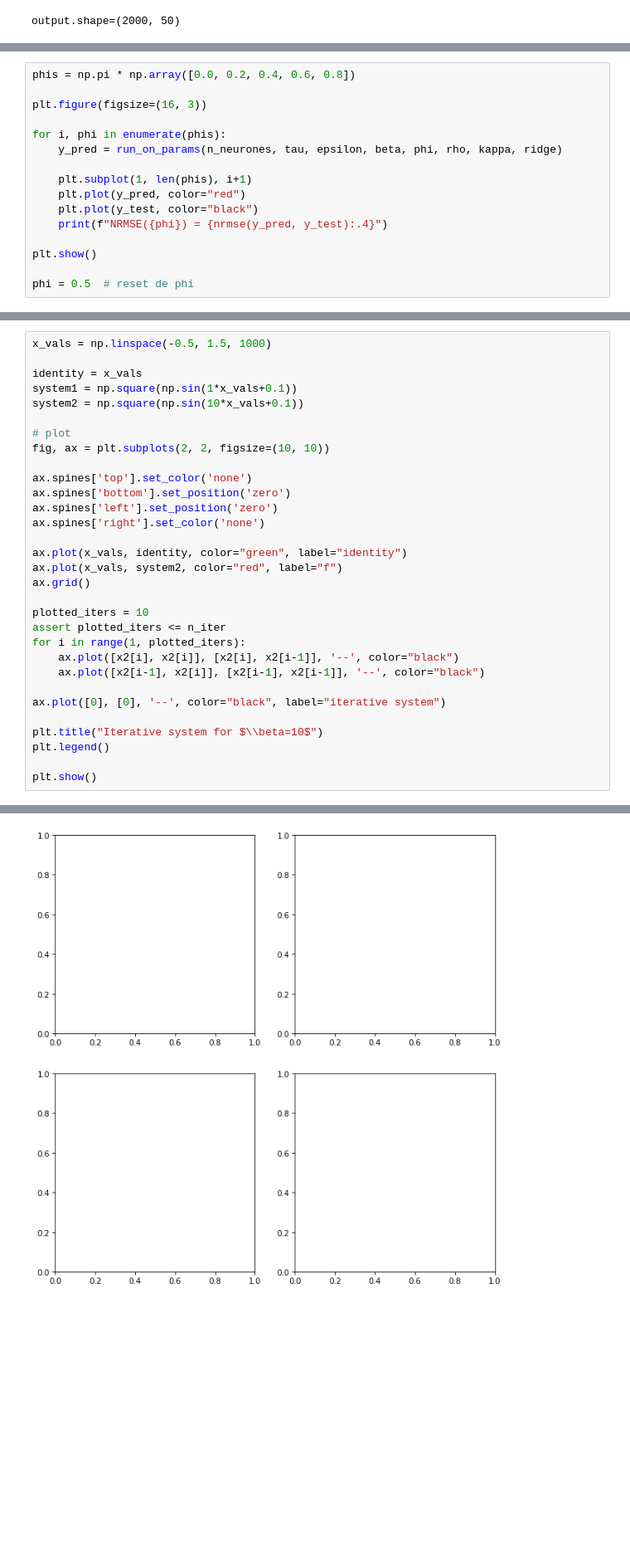
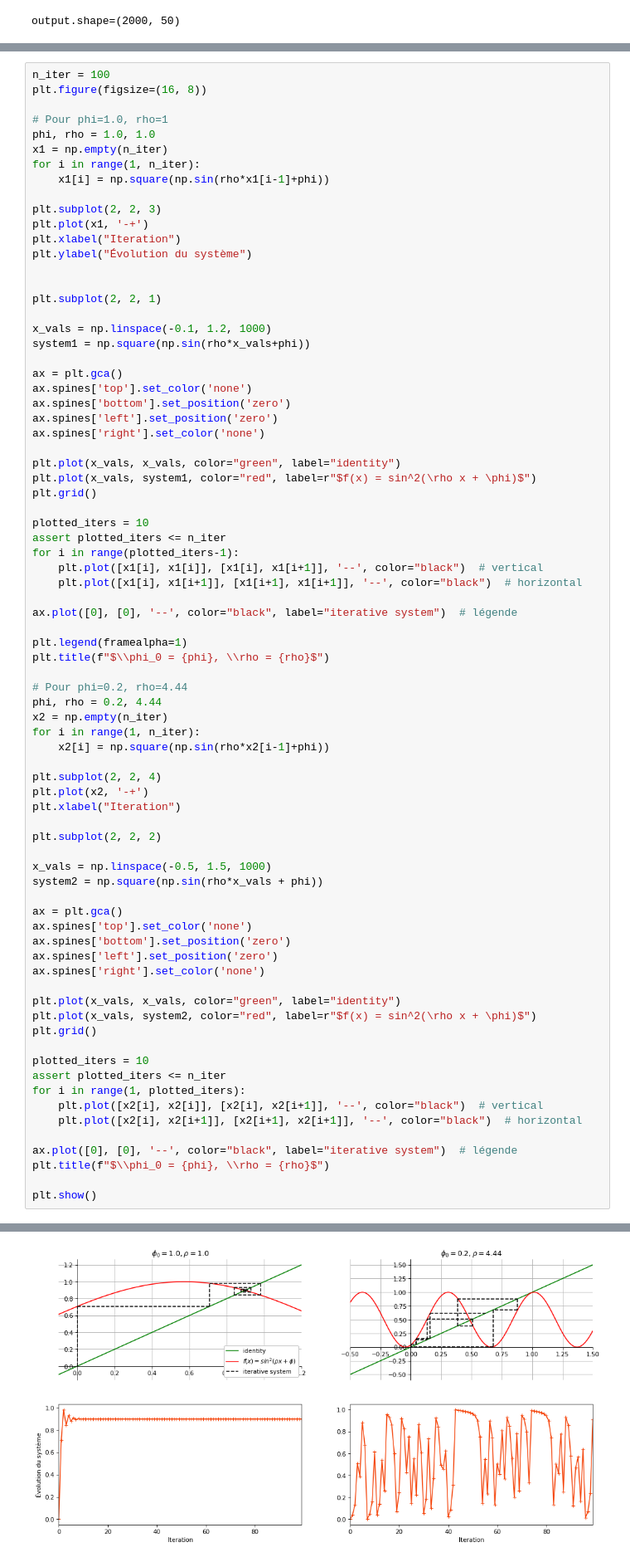
Before and after one commit to reservoirpy/presentations, a Jupyter notebook: Institut-d-optique-2024-2025/03_Introduction-au-reservoir-Larger-correction.ipynb, the cells around one changed output, grey strips where cells are left out. Shown at 83% size. Saved outputs shown, nothing was run; the diff lists cells and outputs as text; blank space fills up the shorter version.

```diff
--- a/Institut-d-optique-2024-2025/03_Introduction-au-reservoir-Larger-correction.ipynb
+++ b/Institut-d-optique-2024-2025/03_Introduction-au-reservoir-Larger-correction.ipynb
@@ -197,16 +232,0 @@ Ce paramètre indique "où on se situe" sur le $sin^2$. Du fait de la $\pi$-pér
-# %%
-phis = np.pi * np.array([0.0, 0.2, 0.4, 0.6, 0.8])
-
-plt.figure(figsize=(16, 3))
-
-for i, phi in enumerate(phis):
-    y_pred = run_on_params(n_neurones, tau, epsilon, beta, phi, rho, kappa, ridge)
-
-    plt.subplot(1, len(phis), i+1)
-    plt.plot(y_pred, color="red")
-    plt.plot(y_test, color="black")
-    print(f"NRMSE({phi}) = {nrmse(y_pred, y_test):.4}")
-
-plt.show()
-
-phi = 0.5  # reset de phi
@@ -266,32 +312,78 @@ plt.show()
 # %%
-x_vals = np.linspace(-0.5, 1.5, 1000)
+n_iter = 100
+plt.figure(figsize=(16, 8))
 
-identity = x_vals
-system1 = np.square(np.sin(1*x_vals+0.1))
-system2 = np.square(np.sin(10*x_vals+0.1))
+# Pour phi=1.0, rho=1
+phi, rho = 1.0, 1.0
+x1 = np.empty(n_iter)
+for i in range(1, n_iter):
+    x1[i] = np.square(np.sin(rho*x1[i-1]+phi))
 
-# plot
-fig, ax = plt.subplots(2, 2, figsize=(10, 10))
+plt.subplot(2, 2, 3)
+plt.plot(x1, '-+')
+plt.xlabel("Iteration")
+plt.ylabel("Évolution du système")
 
+
+plt.subplot(2, 2, 1)
+
+x_vals = np.linspace(-0.1, 1.2, 1000)
+system1 = np.square(np.sin(rho*x_vals+phi))
+
+ax = plt.gca()
 ax.spines['top'].set_color('none')
 ax.spines['bottom'].set_position('zero')
 ax.spines['left'].set_position('zero')
 ax.spines['right'].set_color('none')
 
-ax.plot(x_vals, identity, color="green", label="identity")
-ax.plot(x_vals, system2, color="red", label="f")
-ax.grid()
+plt.plot(x_vals, x_vals, color="green", label="identity")
+plt.plot(x_vals, system1, color="red", label=r"$f(x) = sin^2(\rho x + \phi)$")
+plt.grid()
+
+plotted_iters = 10
+assert plotted_iters <= n_iter
+for i in range(plotted_iters-1):
+    plt.plot([x1[i], x1[i]], [x1[i], x1[i+1]], '--', color="black")  # vertical
+    plt.plot([x1[i], x1[i+1]], [x1[i+1], x1[i+1]], '--', color="black")  # horizontal
+
+ax.plot([0], [0], '--', color="black", label="iterative system")  # légende
+
+plt.legend(framealpha=1)
+plt.title(f"$\\phi_0 = {phi}, \\rho = {rho}$")
+
+# Pour phi=0.2, rho=4.44
+phi, rho = 0.2, 4.44
+x2 = np.empty(n_iter)
+for i in range(1, n_iter):
+    x2[i] = np.square(np.sin(rho*x2[i-1]+phi))
+
+plt.subplot(2, 2, 4)
+plt.plot(x2, '-+')
+plt.xlabel("Iteration")
+
+plt.subplot(2, 2, 2)
+
+x_vals = np.linspace(-0.5, 1.5, 1000)
+system2 = np.square(np.sin(rho*x_vals + phi))
+
+ax = plt.gca()
+ax.spines['top'].set_color('none')
+ax.spines['bottom'].set_position('zero')
+ax.spines['left'].set_position('zero')
+ax.spines['right'].set_color('none')
+
+plt.plot(x_vals, x_vals, color="green", label="identity")
+plt.plot(x_vals, system2, color="red", label=r"$f(x) = sin^2(\rho x + \phi)$")
+plt.grid()
 
 plotted_iters = 10
 assert plotted_iters <= n_iter
 for i in range(1, plotted_iters):
-    ax.plot([x2[i], x2[i]], [x2[i], x2[i-1]], '--', color="black")
-    ax.plot([x2[i-1], x2[i]], [x2[i-1], x2[i-1]], '--', color="black")
+    plt.plot([x2[i], x2[i]], [x2[i], x2[i+1]], '--', color="black")  # vertical
+    plt.plot([x2[i], x2[i+1]], [x2[i+1], x2[i+1]], '--', color="black")  # horizontal
 
-ax.plot([0], [0], '--', color="black", label="iterative system")
-
-plt.title("Iterative system for $\\beta=10$")
-plt.legend()
+ax.plot([0], [0], '--', color="black", label="iterative system")  # légende
+plt.title(f"$\\phi_0 = {phi}, \\rho = {rho}$")
 
 plt.show()
 # %% [output]
@@ -299 +390 @@ AttributeError: 'numpy.ndarray' object has no attribute 'spines'
-[figure, old version]
+[figure, new version]
```
Also changed, not shown: parts of 32 cells of this notebook.
